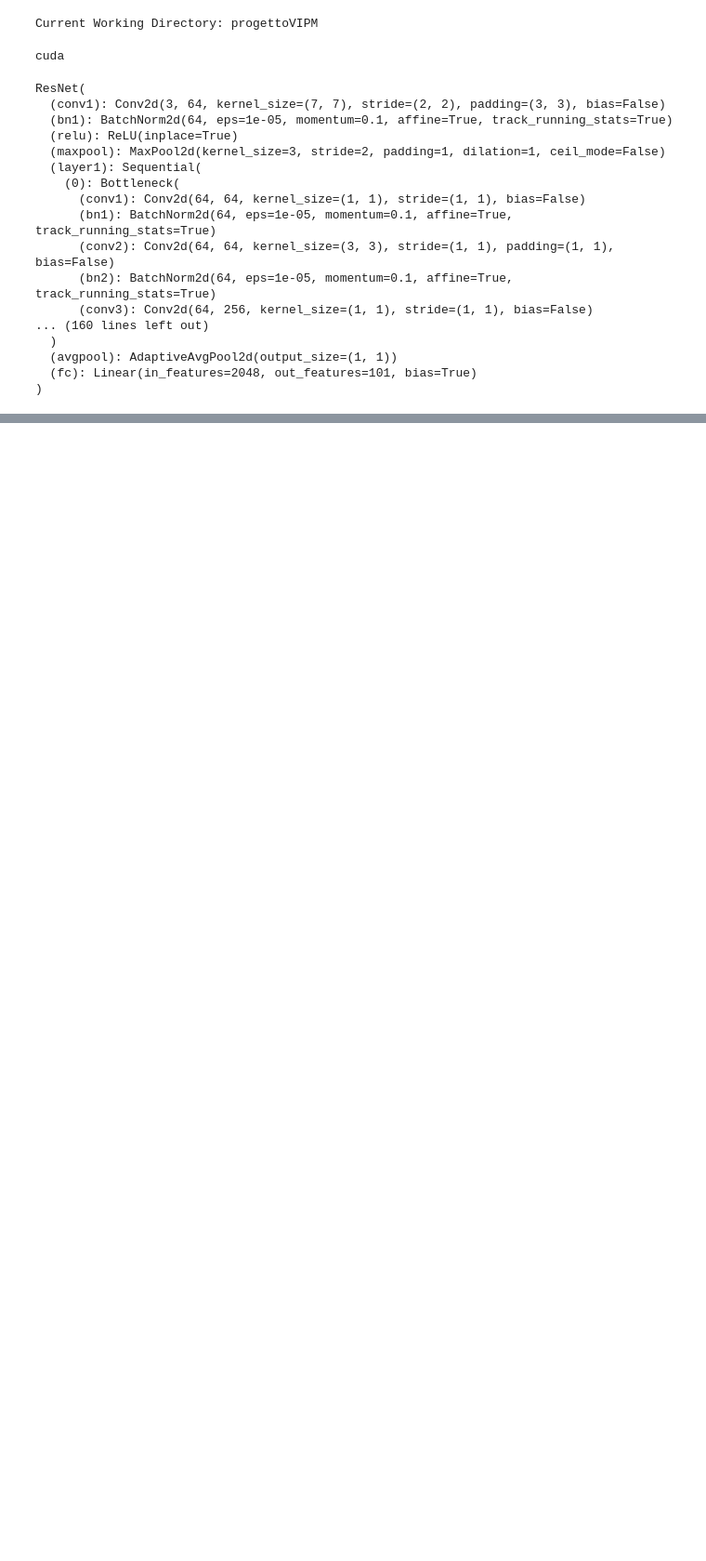
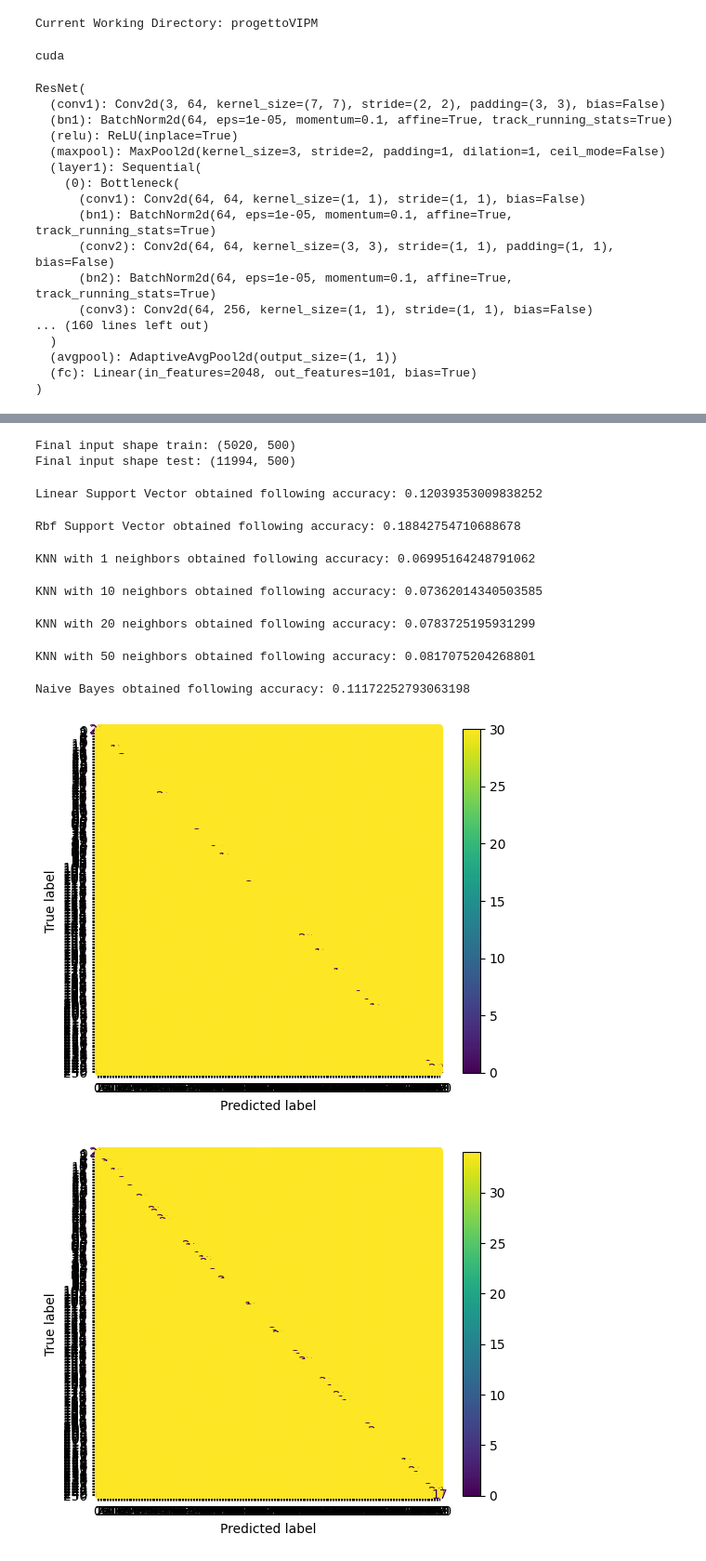
Before and after one commit to Adri261/progettoVIPM, a Jupyter notebook: Transfer_Learning/feature-extraction-with-resnet50.ipynb, the cells around one changed output, grey strips where cells are left out. Shown at 93% size. Drawn from its saved outputs; the diff is of its cells as text; code cells hidden in the pictures; blank space fills up the shorter version.

```diff
--- a/Transfer_Learning/feature-extraction-with-resnet50.ipynb
+++ b/Transfer_Learning/feature-extraction-with-resnet50.ipynb
@@ -118,3 +118,11 @@ with torch.no_grad():
         features = feature_extractor(images)
         all_features_test.append(features.cpu().numpy())
         all_labels_test.append(labels.cpu().numpy())
+# %%
+all_features_train = np.concatenate(all_features_train, axis=0)
+all_labels_train = np.concatenate(all_labels_train, axis=0)
+all_features_test = np.concatenate(all_features_test, axis=0)
+all_labels_test = np.concatenate(all_labels_test, axis=0)
+# %%
+all_features_train = all_features_train.reshape(all_features_train.shape[0], -1)
+all_features_test = all_features_test.reshape(all_features_test.shape[0], -1)
@@ -129,3 +141,70 @@ X_train_pca = pca.transform(scaled_train)
 x_test_pca = pca.transform(scaled_test)
 print("Final input shape train: {}".format(X_train_pca.shape))
 print("Final input shape test: {}".format(x_test_pca.shape))
+# %% [output]
+Final input shape train: (5020, 500)
+Final input shape test: (11994, 500)
+# %%
+from enum import Enum
+import pickle
+
+from sklearn.metrics import accuracy_score, confusion_matrix, ConfusionMatrixDisplay
+
+
+class ml_models(Enum):
+    LINEAR_SVC = [LinearSVC(), "Linear Support Vector"]
+    RBF_SVC = [SVC(kernel="rbf"), "Rbf Support Vector"]
+    # RANDOM_FOREST = [RandomForestClassifier(), "Random Forest"]
+    # BOOSTED_FOREST = [GradientBoostingClassifier(), "Gradient Boosting Classifier"]
+    KNN_1 = [KNeighborsClassifier(n_neighbors=1), "KNN with 1 neighbors"]
+    KNN_10 = [KNeighborsClassifier(n_neighbors=10), "KNN with 10 neighbors"]
+    KNN_20 = [KNeighborsClassifier(n_neighbors=20), "KNN with 20 neighbors"]
+    KNN_50 = [KNeighborsClassifier(n_neighbors=50), "KNN with 50 neighbors"]
+    NAIVE_BAYES = [GaussianNB(), "Naive Bayes"]
+
+def model_building(model, model_name, X_train, X_test, y_train, y_test):
+    model.fit(X_train,y_train)
+    y_pred = model.predict(X_test)
+    acc=accuracy_score(y_test, y_pred)
+    cm = confusion_matrix(y_test, y_pred)
+    disp = ConfusionMatrixDisplay(confusion_matrix=cm,
+                              display_labels=model.classes_)
+    disp.plot()
+    plt.savefig("./Transfer_Learning/model_metrics/ConfM_{}.pdf".format(model_name))
+    cm = np.array(cm)
+    np.save("./Transfer_Learning/model_metrics/ConfM_{}.npy".format(model_name), cm)
+    with open('./Transfer_Learning/models/{}.pkl'.format(model_name),'wb') as f:
+        pickle.dump(model,f)
+    return acc
+
+
+is_pca_used = True
+
+x_train = X_train_pca
+x_test = x_test_pca
+if is_pca_used:
+    x_train = X_train_pca
+    x_test =x_test_pca
+model_accuracies = []
+for model in tqdm(ml_models):
+    model_name = "{}_from_{}_minus{}".format(model.value[1], "ResNet50", 1)
+    if is_pca_used:
+        model_name += "_pca"
+    score = model_building(model.value[0], model_name, x_train, x_test, all_labels_train, all_labels_test)
+    print("{} obtained following accuracy: {}".format(model.value[1],score))
+    model_accuracies.append([model_name, score])
+model_accuracies = np.array(model_accuracies)
+accuracies_filename = "./Transfer_Learning/model_metrics/Accuracies_{}_minus{}".format("ResNet50", 1)
+if is_pca_used:
+    accuracies_filename += "_pca"
+np.save("{}.npy".format(accuracies_filename), model_accuracies)
+# %% [output]
+Linear Support Vector obtained following accuracy: 0.12039353009838252
+Rbf Support Vector obtained following accuracy: 0.18842754710688678
+KNN with 1 neighbors obtained following accuracy: 0.06995164248791062
+KNN with 10 neighbors obtained following accuracy: 0.07362014340503585
+KNN with 20 neighbors obtained following accuracy: 0.0783725195931299
+KNN with 50 neighbors obtained following accuracy: 0.0817075204268801
+Naive Bayes obtained following accuracy: 0.11172252793063198
+[figure, added]
+[figure, added]
```
Also changed, not shown: parts of 2 cells of this notebook.
